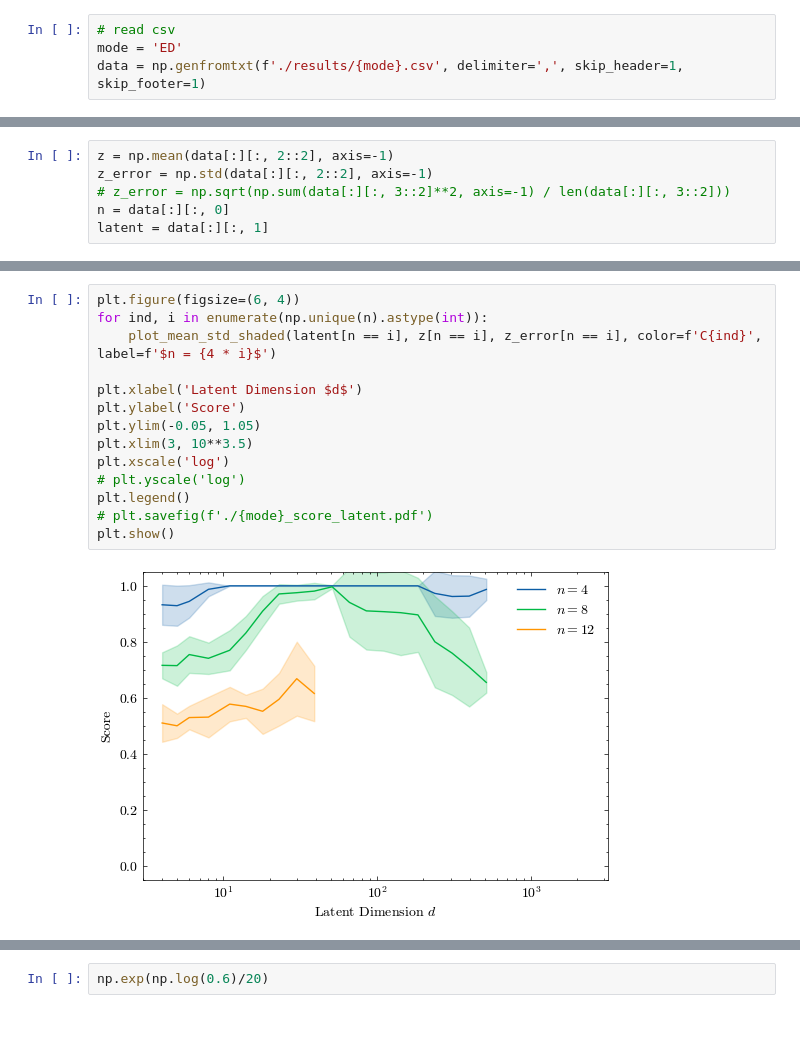
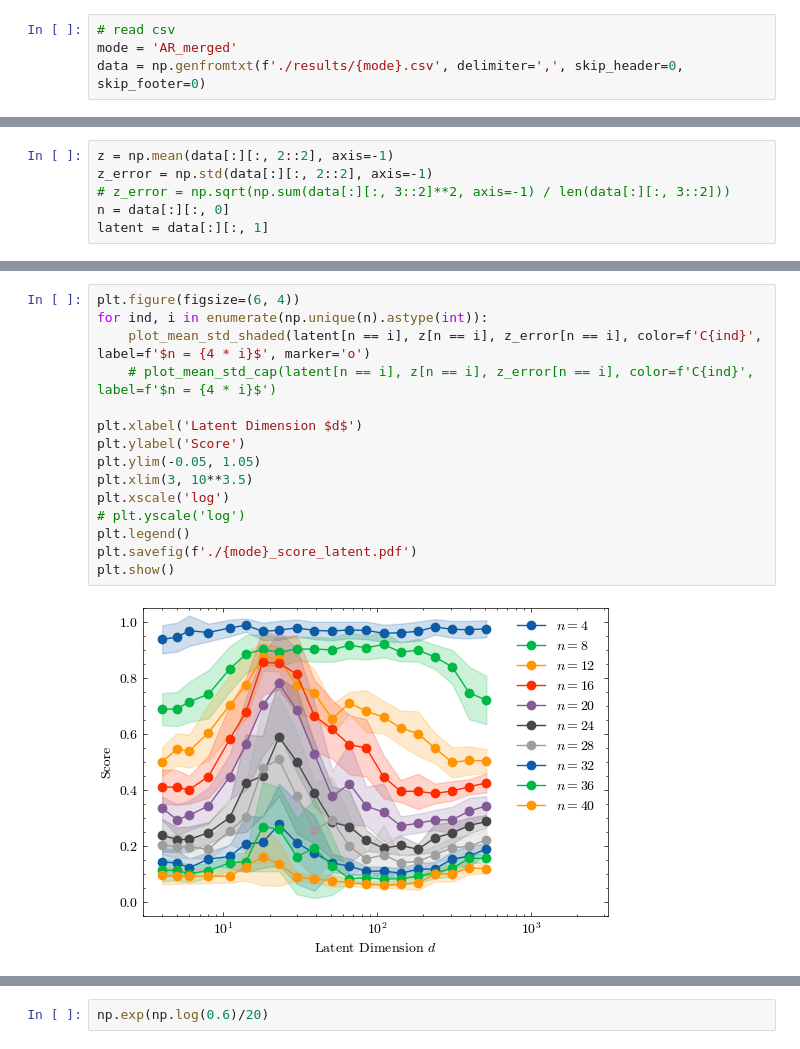
Before and after one commit to haimengzhao/qml-advantage, a Jupyter notebook: plot.ipynb, the cells around one changed output, grey strips where cells are left out. Drawn from its saved outputs; the diff is of its cells as text.

```diff
--- a/plot.ipynb
+++ b/plot.ipynb
@@ -6,8 +6,8 @@ import scienceplots
 plt.style.use(['science','no-latex'])
 # %%
 # read csv
-mode = 'ED'
-data = np.genfromtxt(f'./results/{mode}.csv', delimiter=',', skip_header=1, skip_footer=1)
+mode = 'AR_merged'
+data = np.genfromtxt(f'./results/{mode}.csv', delimiter=',', skip_header=0, skip_footer=0)
 # %%
 data[:, 0]
 # %% [output]
@@ -39,19 +52,20 @@ plt.show()
 # %%
 plt.figure(figsize=(6, 4))
 for ind, i in enumerate(np.unique(n).astype(int)):
-    plot_mean_std_shaded(latent[n == i], z[n == i], z_error[n == i], color=f'C{ind}', label=f'$n = {4 * i}$')
+    plot_mean_std_shaded(latent[n == i], z[n == i], z_error[n == i], color=f'C{ind}', label=f'$n = {4 * i}$', marker='o')
+    # plot_mean_std_cap(latent[n == i], z[n == i], z_error[n == i], color=f'C{ind}', label=f'$n = {4 * i}$')
 
 plt.xlabel('Latent Dimension $d$')
 plt.ylabel('Score')
 plt.ylim(-0.05, 1.05)
 plt.xlim(3, 10**3.5)
 plt.xscale('log')
 # plt.yscale('log')
 plt.legend()
-# plt.savefig(f'./{mode}_score_latent.pdf')
+plt.savefig(f'./{mode}_score_latent.pdf')
 plt.show()
 # %% [output]
-[figure, old version]
+[figure, new version]
 # %%
 plt.figure(figsize=(6, 4))
 for ind, i in enumerate(np.unique(latent).astype(int)):
```
Also changed, not shown: parts of 5 cells of this notebook, 5 other files.
